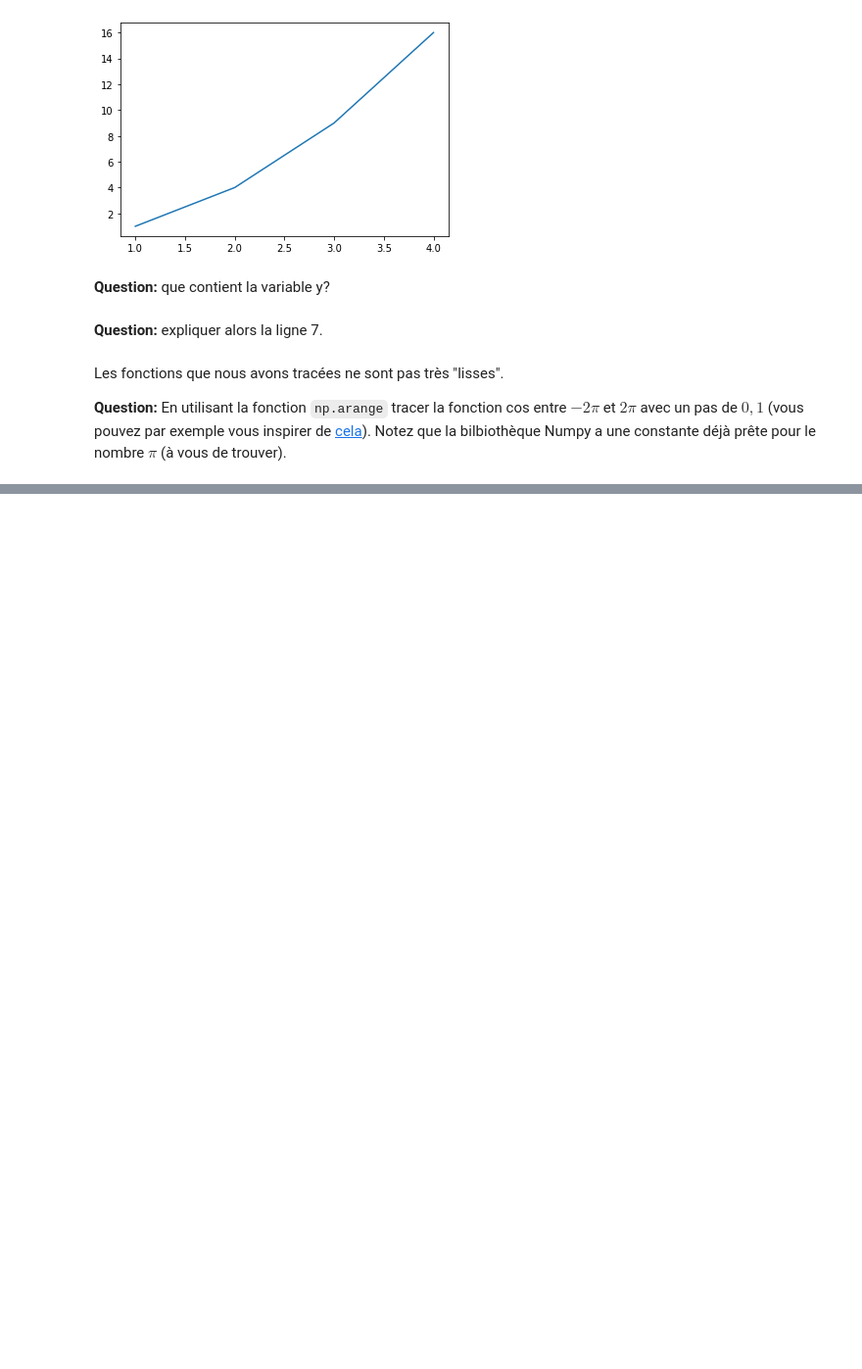
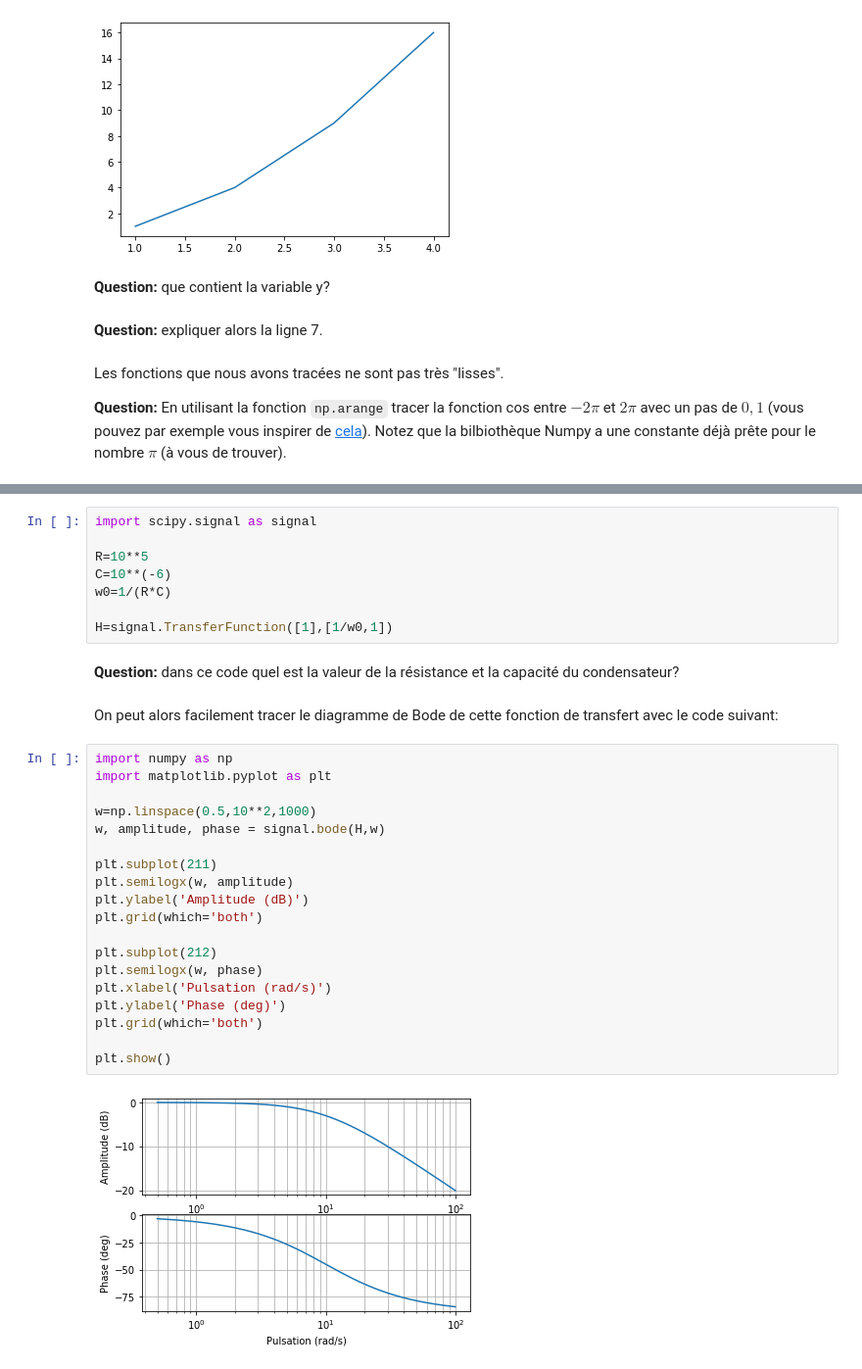
Before and after one commit to GabrielSoranzo/OL1, a Jupyter notebook: TP2.ipynb, the cells around one changed output, grey strips where cells are left out. Shown at 98% size. Cells and saved outputs as stored; diff of their text form; blank space fills up the shorter version.

```diff
--- a/TP2.ipynb
+++ b/TP2.ipynb
@@ -161,0 +178,33 @@ Les fonctions que nous avons tracées ne sont pas très "lisses".
+# %%
+import scipy.signal as signal
+
+R=10**5
+C=10**(-6)
+w0=1/(R*C)
+
+H=signal.TransferFunction([1],[1/w0,1])
+# %% [markdown]
+**Question:** dans ce code quel est la valeur de la résistance et la capacité du condensateur?
+# %% [markdown]
+On peut alors facilement tracer le diagramme de Bode de cette fonction de transfert avec le code suivant:
+# %%
+import numpy as np
+import matplotlib.pyplot as plt
+
+w=np.linspace(0.5,10**2,1000)
+w, amplitude, phase = signal.bode(H,w)
+
+plt.subplot(211)
+plt.semilogx(w, amplitude)
+plt.ylabel('Amplitude (dB)')
+plt.grid(which='both')
+
+plt.subplot(212)
+plt.semilogx(w, phase)
+plt.xlabel('Pulsation (rad/s)')
+plt.ylabel('Phase (deg)')
+plt.grid(which='both')
+
+plt.show()
+# %% [output]
+[figure, added]
```
Also changed, not shown: parts of 10 cells of this notebook, 1 other file.
